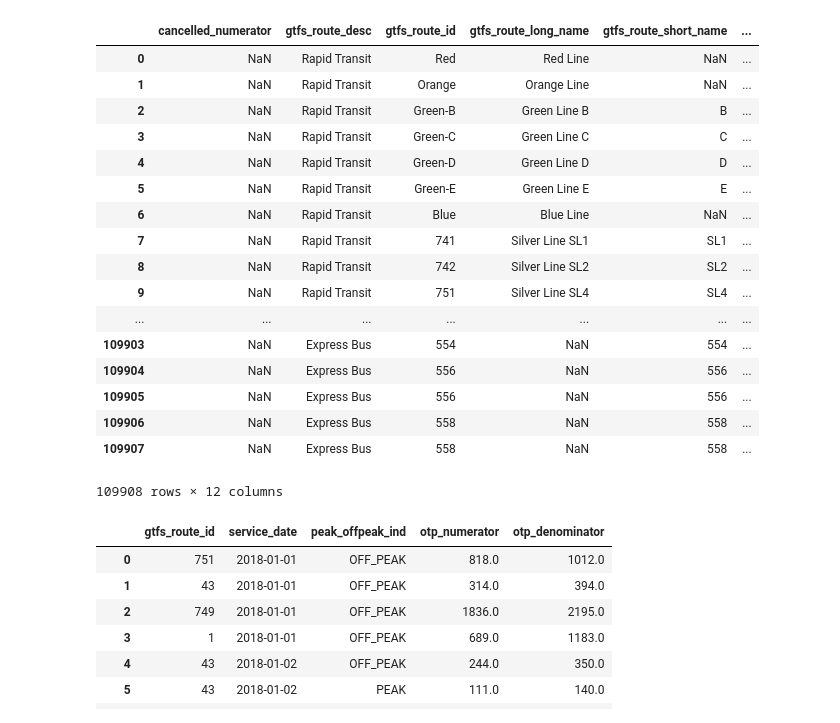
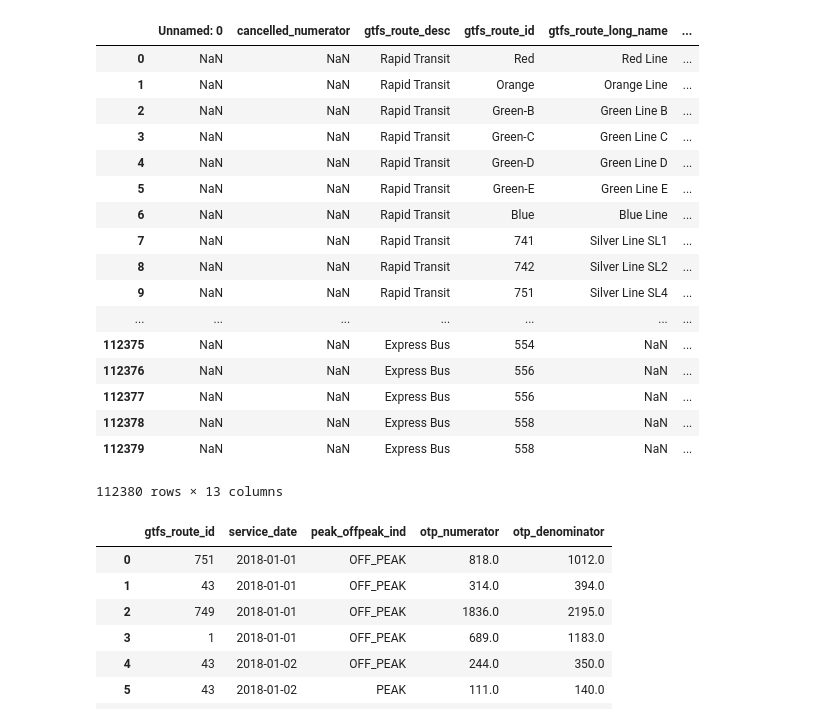
Before and after one commit to Northeastern-DS-4200-F19/project-team-6-buses, a Jupyter notebook: data/OTPDataGrab.ipynb, the cells around one changed output. Drawn from its saved outputs; the diff is of its cells as text; code cells hidden in the pictures.

```diff
--- a/data/OTPDataGrab.ipynb
+++ b/data/OTPDataGrab.ipynb
@@ -1,38 +1,38 @@
 # %%
 import pandas as pd
 import glob
 
-path = 'data/OTP by month' # use your path
+path = 'OTP by month' # use your path
 all_files = glob.glob(path + "/*.csv")
 
 li = []
 
 for filename in all_files:
     df = pd.read_csv(filename, index_col=None, header=0)
     li.append(df)
 
 frame = pd.concat(li, axis=0, ignore_index=True, sort=True)
 
 frame.drop(columns='Unnamed: 12')
 # %% [output]
-|  | cancelled_numerator | gtfs_route_desc | gtfs_route_id | gtfs_route_long_name | gtfs_route_short_name | ... |
-| 0 | NaN | Rapid Transit | Red | Red Line | NaN | ... |
-| 1 | NaN | Rapid Transit | Orange | Orange Line | NaN | ... |
-| 2 | NaN | Rapid Transit | Green-B | Green Line B | B | ... |
-| 3 | NaN | Rapid Transit | Green-C | Green Line C | C | ... |
-| 4 | NaN | Rapid Transit | Green-D | Green Line D | D | ... |
-| 5 | NaN | Rapid Transit | Green-E | Green Line E | E | ... |
-| 6 | NaN | Rapid Transit | Blue | Blue Line | NaN | ... |
-| 7 | NaN | Rapid Transit | 741 | Silver Line SL1 | SL1 | ... |
-| 8 | NaN | Rapid Transit | 742 | Silver Line SL2 | SL2 | ... |
-| 9 | NaN | Rapid Transit | 751 | Silver Line SL4 | SL4 | ... |
+|  | Unnamed: 0 | cancelled_numerator | gtfs_route_desc | gtfs_route_id | gtfs_route_long_name | ... |
+| 0 | NaN | NaN | Rapid Transit | Red | Red Line | ... |
+| 1 | NaN | NaN | Rapid Transit | Orange | Orange Line | ... |
+| 2 | NaN | NaN | Rapid Transit | Green-B | Green Line B | ... |
+| 3 | NaN | NaN | Rapid Transit | Green-C | Green Line C | ... |
+| 4 | NaN | NaN | Rapid Transit | Green-D | Green Line D | ... |
+| 5 | NaN | NaN | Rapid Transit | Green-E | Green Line E | ... |
+| 6 | NaN | NaN | Rapid Transit | Blue | Blue Line | ... |
+| 7 | NaN | NaN | Rapid Transit | 741 | Silver Line SL1 | ... |
+| 8 | NaN | NaN | Rapid Transit | 742 | Silver Line SL2 | ... |
+| 9 | NaN | NaN | Rapid Transit | 751 | Silver Line SL4 | ... |
 | ... | ... | ... | ... | ... | ... | ... |
-| 109903 | NaN | Express Bus | 554 | NaN | 554 | ... |
-| 109904 | NaN | Express Bus | 556 | NaN | 556 | ... |
-| 109905 | NaN | Express Bus | 556 | NaN | 556 | ... |
-| 109906 | NaN | Express Bus | 558 | NaN | 558 | ... |
-| 109907 | NaN | Express Bus | 558 | NaN | 558 | ... |
+| 112375 | NaN | NaN | Express Bus | 554 | NaN | ... |
+| 112376 | NaN | NaN | Express Bus | 556 | NaN | ... |
+| 112377 | NaN | NaN | Express Bus | 556 | NaN | ... |
+| 112378 | NaN | NaN | Express Bus | 558 | NaN | ... |
+| 112379 | NaN | NaN | Express Bus | 558 | NaN | ... |
-109908 rows × 12 columns
+112380 rows × 13 columns
 # %%
 #filters
 
```
Also changed, not shown: parts of 1 cell of this notebook, 1 other file.
